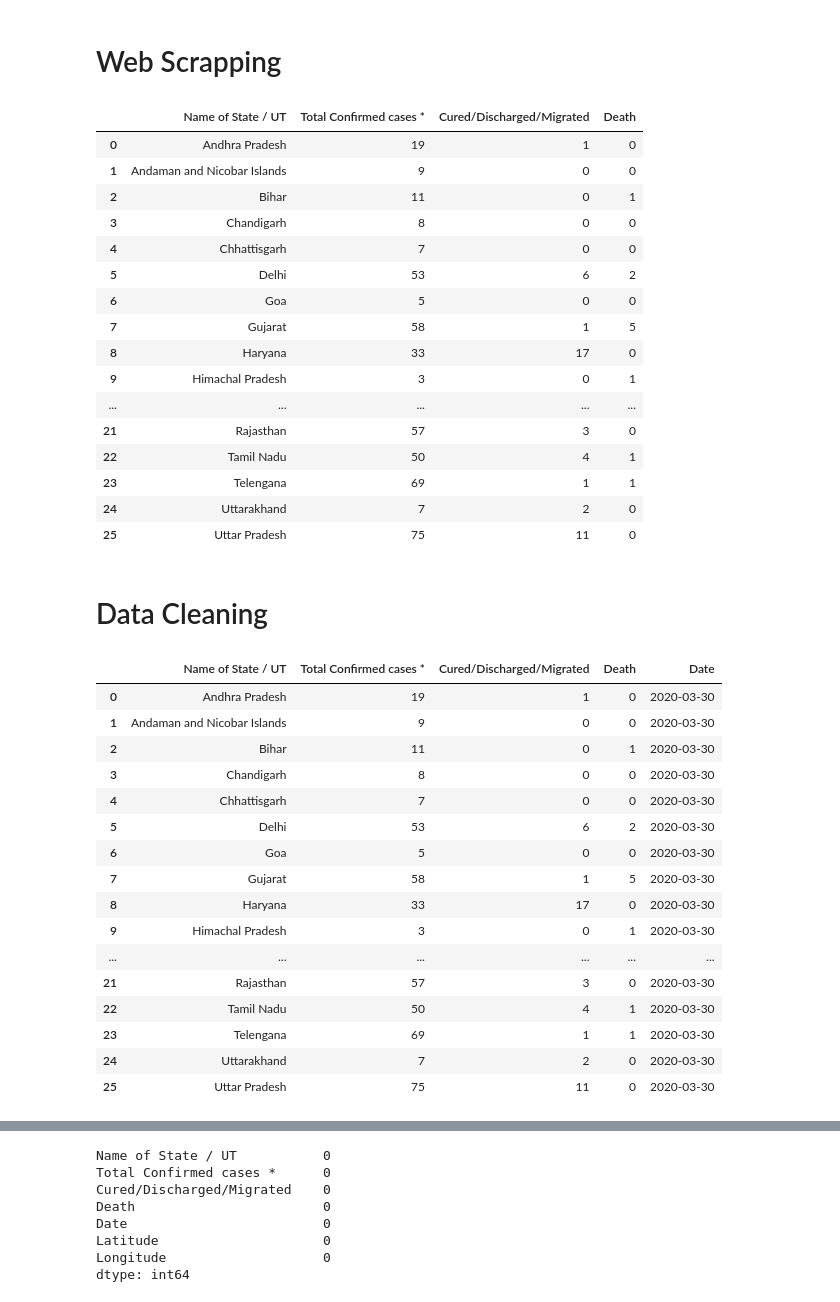
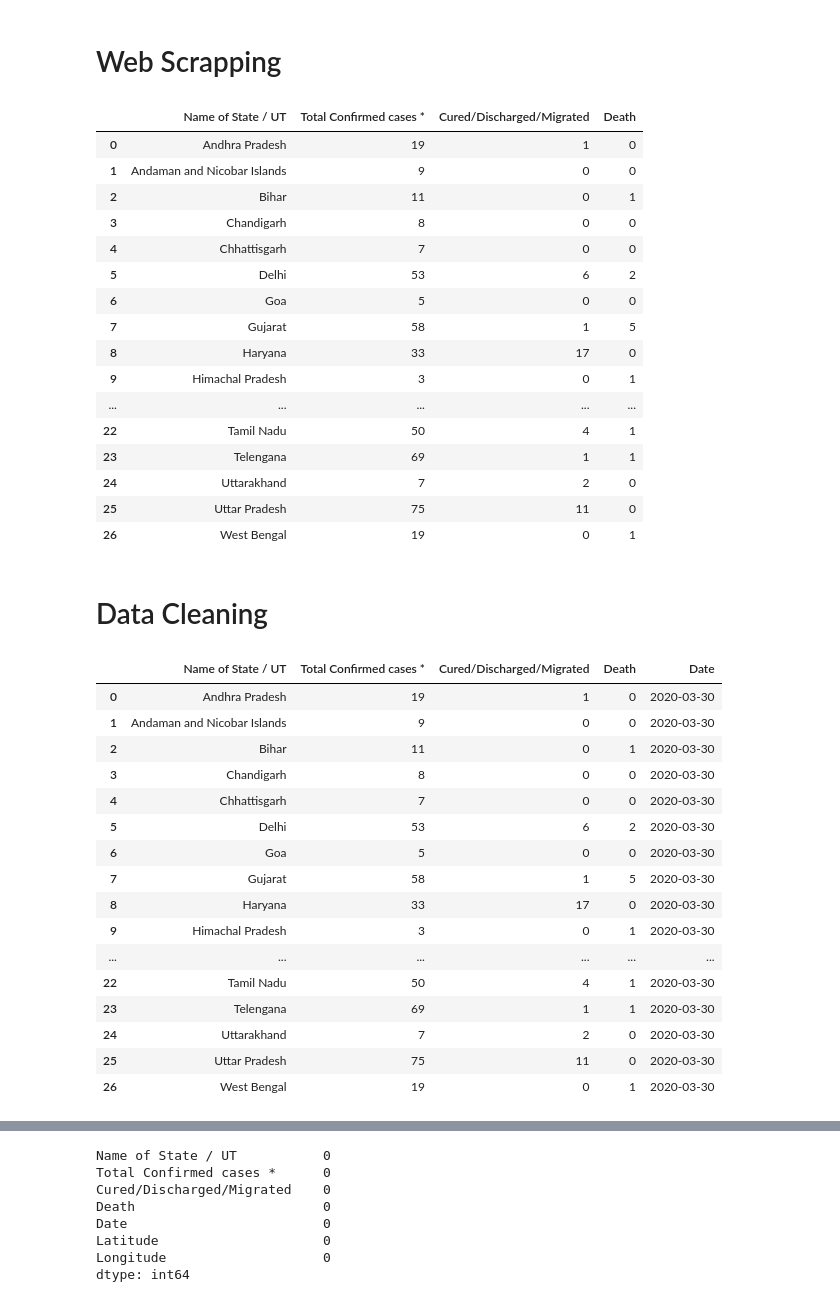
Before and after one commit to sreyaz01/covid-19-india-data, a Jupyter notebook: web_scraping.ipynb, the cells around one changed output, grey strips where cells are left out. Drawn from its saved outputs; the diff is of its cells as text; code cells hidden in the pictures.

```diff
--- a/web_scraping.ipynb
+++ b/web_scraping.ipynb
@@ -29,39 +29,39 @@ head_rows = []
 body_rows = []
 
 for tr in head:
     td = tr.find_all(['th', 'td'])
     row = [i.text for i in td]
     head_rows.append(row)
 
 for tr in body:
     td = tr.find_all(['th', 'td'])
     row = [i.text for i in td]
     body_rows.append(row)
 
 # print(head_rows)
 
-df_bs = pd.DataFrame(body_rows[:len(body_rows)-2], columns=head_rows[0])
+df_bs = pd.DataFrame(body_rows[:len(body_rows)-1], columns=head_rows[0])
 
 df_bs.drop('S. No.', axis=1, inplace=True)
 df_bs.head(36)
 # %% [output]
 |  | Name of State / UT | Total Confirmed cases * | Cured/Discharged/Migrated | Death |
 | 0 | Andhra Pradesh | 19 | 1 | 0 |
 | 1 | Andaman and Nicobar Islands | 9 | 0 | 0 |
 | 2 | Bihar | 11 | 0 | 1 |
 | 3 | Chandigarh | 8 | 0 | 0 |
 | 4 | Chhattisgarh | 7 | 0 | 0 |
 | 5 | Delhi | 53 | 6 | 2 |
 | 6 | Goa | 5 | 0 | 0 |
 | 7 | Gujarat | 58 | 1 | 5 |
 | 8 | Haryana | 33 | 17 | 0 |
 | 9 | Himachal Pradesh | 3 | 0 | 1 |
 | ... | ... | ... | ... | ... |
-| 21 | Rajasthan | 57 | 3 | 0 |
 | 22 | Tamil Nadu | 50 | 4 | 1 |
 | 23 | Telengana | 69 | 1 | 1 |
 | 24 | Uttarakhand | 7 | 2 | 0 |
 | 25 | Uttar Pradesh | 75 | 11 | 0 |
+| 26 | West Bengal | 19 | 0 | 1 |
 # %% [markdown]
 # Data Cleaning
 # %%
@@ -85,11 +85,11 @@ df_bs.head(36)
 | 8 | Haryana | 33 | 17 | 0 | 2020-03-30 |
 | 9 | Himachal Pradesh | 3 | 0 | 1 | 2020-03-30 |
 | ... | ... | ... | ... | ... | ... |
-| 21 | Rajasthan | 57 | 3 | 0 | 2020-03-30 |
 | 22 | Tamil Nadu | 50 | 4 | 1 | 2020-03-30 |
 | 23 | Telengana | 69 | 1 | 1 | 2020-03-30 |
 | 24 | Uttarakhand | 7 | 2 | 0 | 2020-03-30 |
 | 25 | Uttar Pradesh | 75 | 11 | 0 | 2020-03-30 |
+| 26 | West Bengal | 19 | 0 | 1 | 2020-03-30 |
 # %%
 df_bs['Name of State / UT'].unique()
 # %% [output]
```
Also changed, not shown: parts of 5 cells of this notebook, 1 other file.
